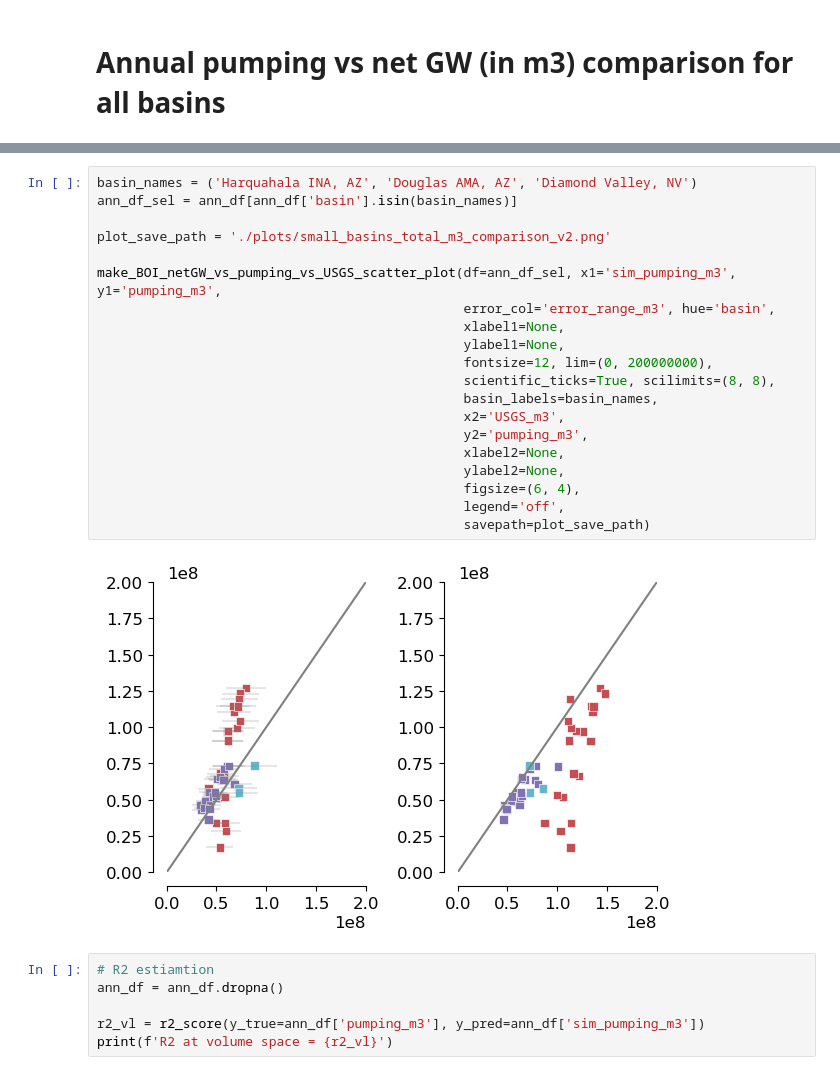
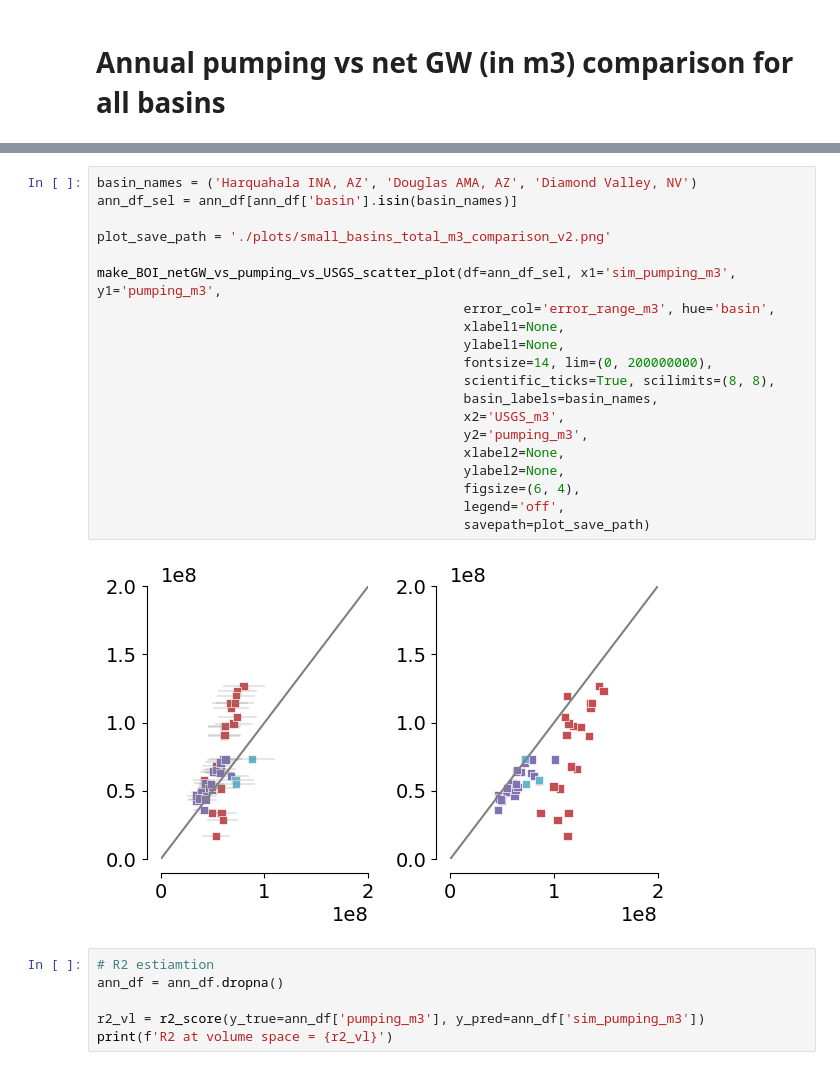
Before and after one commit to mdfahimhasan/WestUS_Peff, a Jupyter notebook: Codes/results_analysis/netGW_vs_pumping.ipynb, the cells around one changed output, grey strips where cells are left out. Drawn from its saved outputs; the diff is of its cells as text.

```diff
--- a/Codes/results_analysis/netGW_vs_pumping.ipynb
+++ b/Codes/results_analysis/netGW_vs_pumping.ipynb
@@ -46,25 +46,25 @@ make_BOI_netGW_vs_pumping_vs_USGS_scatter_plot(df=ann_df, x1='sim_pumping_m3', y
 # %%
 basin_names = ('Harquahala INA, AZ', 'Douglas AMA, AZ', 'Diamond Valley, NV')
 ann_df_sel = ann_df[ann_df['basin'].isin(basin_names)]
 
 plot_save_path = './plots/small_basins_total_m3_comparison_v2.png'
 
 make_BOI_netGW_vs_pumping_vs_USGS_scatter_plot(df=ann_df_sel, x1='sim_pumping_m3', y1='pumping_m3',
                                                error_col='error_range_m3', hue='basin',
                                                xlabel1=None,
                                                ylabel1=None,
-                                               fontsize=12, lim=(0, 200000000),
+                                               fontsize=14, lim=(0, 200000000),
                                                scientific_ticks=True, scilimits=(8, 8),
                                                basin_labels=basin_names,
                                                x2='USGS_m3',
                                                y2='pumping_m3',
                                                xlabel2=None,
                                                ylabel2=None,
                                                figsize=(6, 4),
                                                legend='off',
                                                savepath=plot_save_path)
 # %% [output]
-[figure, old version]
+[figure, new version]
 # %%
 # R2 estiamtion
 ann_df = ann_df.dropna()
```
Also changed, not shown: parts of 5 cells of this notebook, 1 other file.
